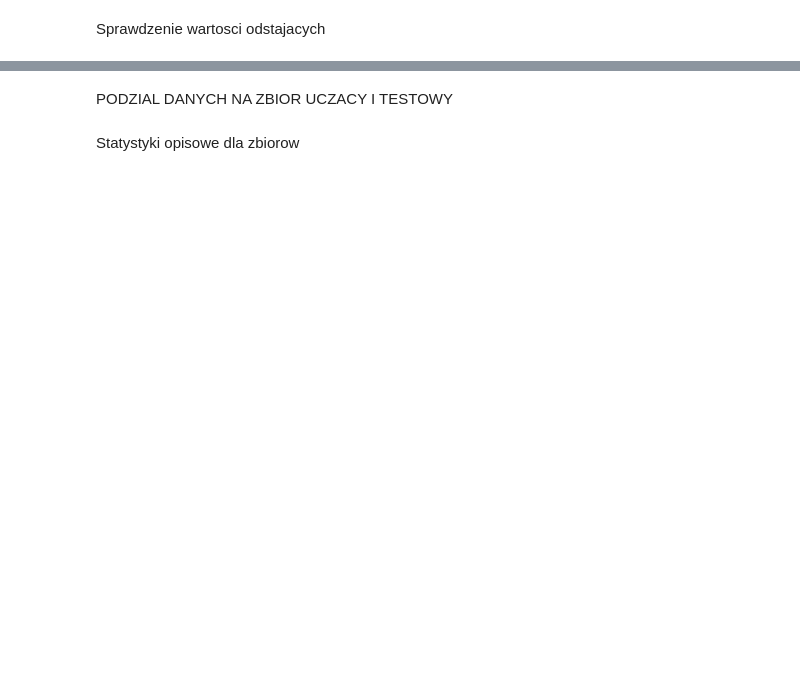
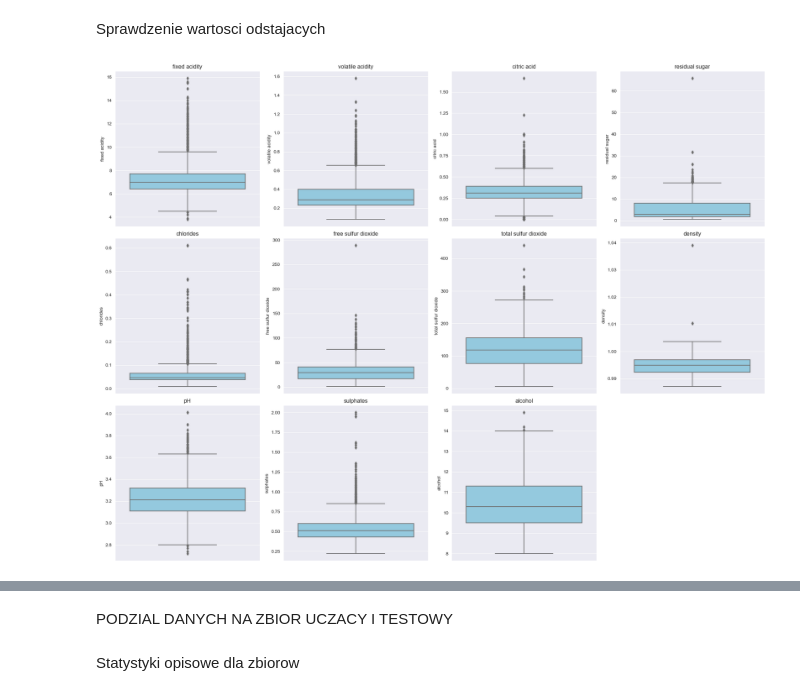
Before and after one commit to kKita9/ProjektUM, a Jupyter notebook: projekt_um_Krotkiewicz_Kita.ipynb, the cells around one changed output, grey strips where cells are left out. Drawn from its saved outputs; the diff is of its cells as text; code cells hidden in the pictures; blank space fills up the shorter version.

```diff
--- a/projekt_um_Krotkiewicz_Kita.ipynb
+++ b/projekt_um_Krotkiewicz_Kita.ipynb
@@ -127,0 +118,3 @@ PRZYGOTOWANIE DANYCH
+# %%
+data['quality'] = data['quality'].apply(lambda q: 0 if q < 7 else 1)
+data['quality'].value_counts()
@@ -127,0 +128,3 @@ PRZYGOTOWANIE DANYCH
+# %%
+data['type'] = data['type'].apply(lambda t: 0 if t == 'red' else 1)
+data['type']. value_counts()
@@ -148,0 +157,24 @@ Sprawdzenie wartosci odstajacych
+# %%
+def outliers(x, y, column, color):
+    sns.boxplot(ax=axs[x][y], y=data[column], color=color)
+    axs[x][y].set_title(column)
+# %%
+fig, axs = plt.subplots(ncols=4, nrows = 3, figsize=(20,15))
+color = 'skyblue'
+outliers(0,0, 'fixed acidity', color)
+outliers(0,1, 'volatile acidity', color)
+outliers(0,2, 'citric acid', color)
+outliers(0,3, 'residual sugar', color)
+outliers(1,0, 'chlorides', color)
+outliers(1,1, 'free sulfur dioxide', color)
+outliers(1,2, 'total sulfur dioxide', color)
+outliers(1,3, 'density', color)
+outliers(2,0, 'pH', color)
+outliers(2,1, 'sulphates', color)
+outliers(2,2, 'alcohol', color)
+fig.delaxes(axs[2][3])
+sns.set_style("darkgrid", {"grid.color": "blue", "grid.linestyle": ":"})
+plt.tight_layout()
+plt.show()
+# %% [output]
+[figure, added]
```
Also changed, not shown: parts of 67 cells of this notebook.
